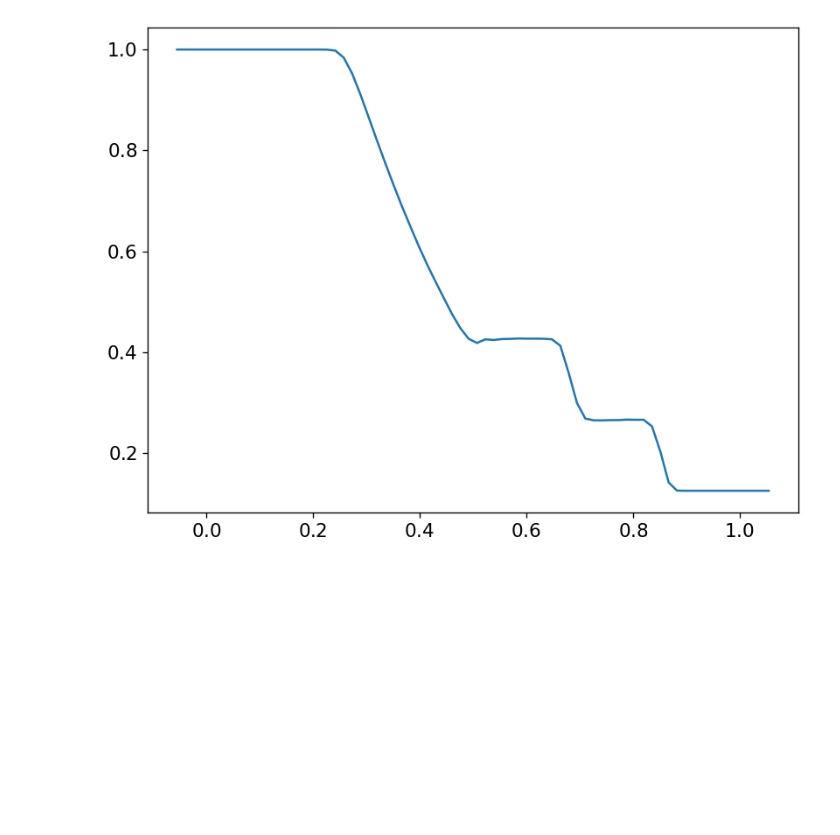
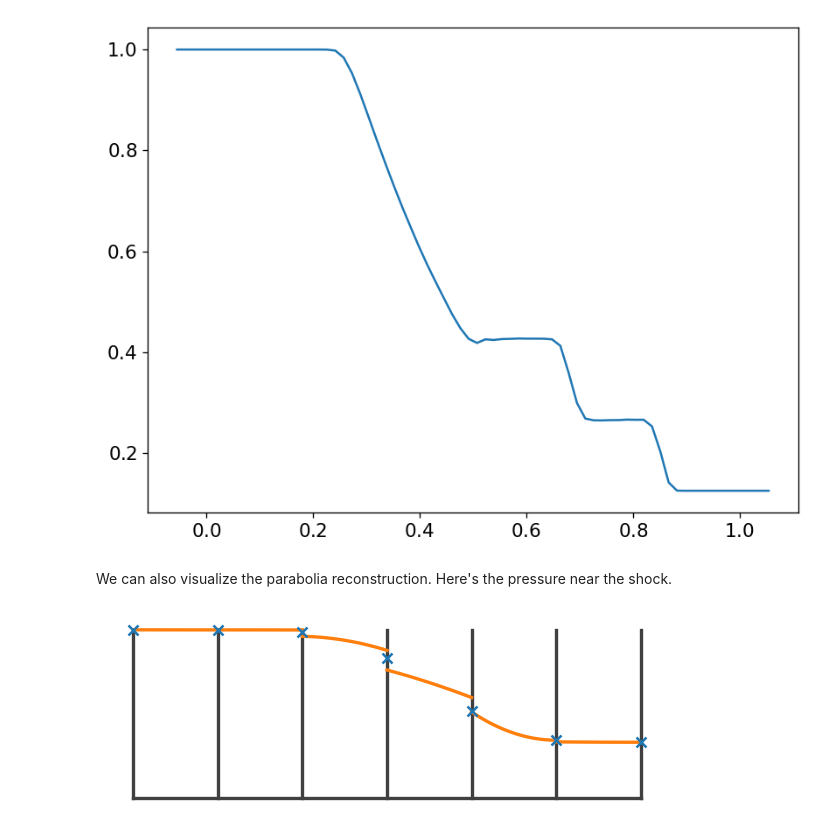
Before and after one commit to python-hydro/ppmpy, a Jupyter notebook: examples/euler.ipynb, the cells around one changed output. Cells and saved outputs as stored; diff of their text form; code cells hidden in the pictures; blank space fills up the shorter version.

```diff
--- a/examples/euler.ipynb
+++ b/examples/euler.ipynb
@@ -20,3 +20,10 @@ ax.plot(e.grid.x, e.U[:, 0])
 # %% [output]
 [<matplotlib.lines.Line2D at 0x...>]
 [figure]
+# %% [markdown]
+We can also visualize the parabolia reconstruction.  Here's the pressure near the shock.
+# %%
+gp = e.grid.draw(lo_index=55, hi_index=60, stretch=2)
+e.draw_prim(gp, e.v.qp)
+# %% [output]
+[figure, added]
```
Also changed, not shown: 4 other files.
